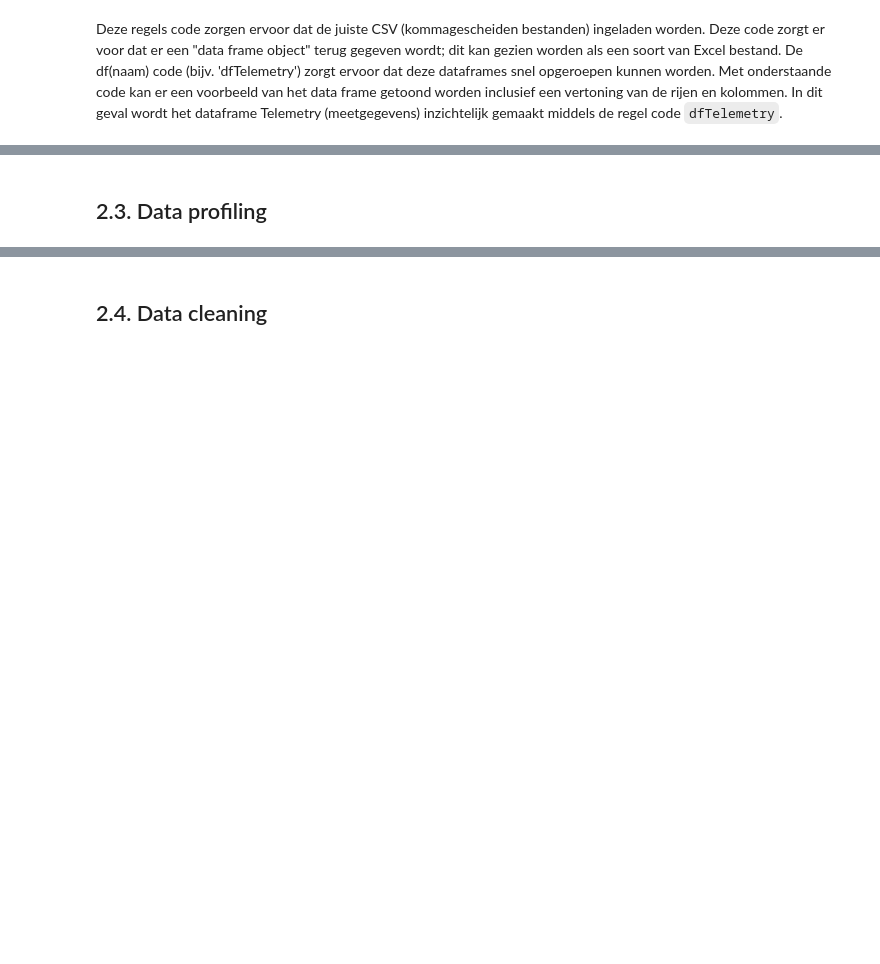
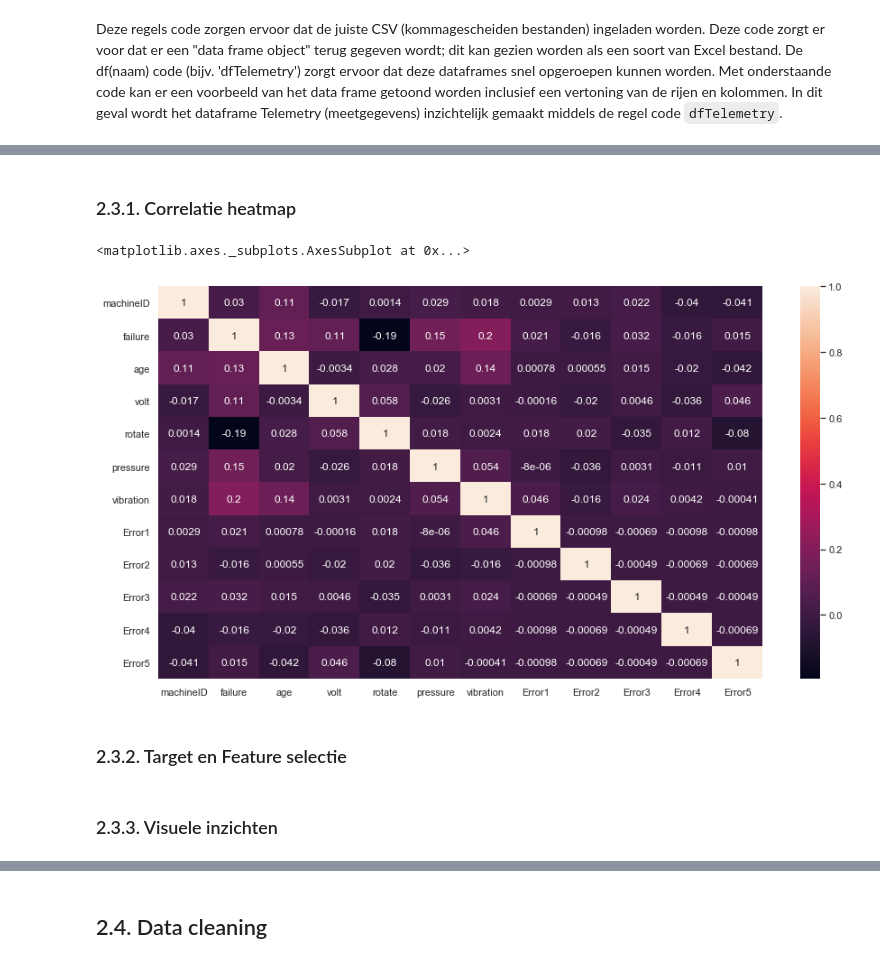
Before and after one commit to Intux404/Predictive_Maintenance, a Jupyter notebook: Predictive_Maintenance.ipynb, the cells around one changed output, grey strips where cells are left out. Drawn from its saved outputs; the diff is of its cells as text; code cells hidden in the pictures; blank space fills up the shorter version.

Commit message:
First steps taken for correlation Heatmap

```diff
--- a/Predictive_Maintenance.ipynb
+++ b/Predictive_Maintenance.ipynb
@@ -164,6 +194,9 @@ from matplotlib import pyplot
 #seaborn lib for visualising more fancy which is based on the matplot lib
 import seaborn as sb
 import math as math
+from sklearn.linear_model import LogisticRegression #Imports logistic regression method from sklearn lib.
+from sklearn.metrics import classification_report, confusion_matrix #Imports confusion matrix for validation
+from sklearn.model_selection import train_test_split #Importing train_test_split method from scikitlearn
 
 # Loading all data files
 dfTelemetry = pd.read_csv ('data\PdM_telemetry.csv')
@@ -178,6 +211,7 @@ dfMaint = pd.read_csv ('data\PdM_maint.csv')
 df1 = pd.merge(dfMaint, dfFailures, how='left', left_on=['datetime', 'machineID', 'comp'], right_on = ['datetime', 'machineID', 'failure'])
 df1['failure'] = df1['failure'].fillna(0) #indicates maint was not a failure
 df1.loc[((df1.failure == 'comp1') | (df1.failure == 'comp2') | (df1.failure == 'comp3') | (df1.failure == 'comp4')), 'failure'] = '1' #indicates maintenance was a failure
+df1['failure'] = df1['failure'].astype(int)
 
 # #Clean error table to create df2, df2 = cleansed dfErrors tbl.
 df2 = dfErrors
@@ -216,6 +250,11 @@ df3.Error5 = df3.Error5.astype(int)
 df4 = pd.merge(dfMachines, df3, how='right', left_on=['machineID'], right_on=['machineID'])
 df4
 
+##Create dfSmall by inner joining df1 on df4
+dfSmall = pd.merge(df1, df4)
+# dfSmall
+
 ## Create df5 by joining df1 on df4
 df5 = pd.merge(df1, df4, how='right', left_on=['machineID', 'datetime'], right_on=['machineID', 'datetime'])
-df5
+df = df5
+dfSmall
@@ -222,2 +278,12 @@ df5
 # %% [markdown]
-## 2.3. Data profiling
+### 2.3.1. Correlatie heatmap
+# %%
+plt.figure(figsize=[15,8])
+sb.heatmap(dfSmall.corr(),annot=True)
+# %% [output]
+<matplotlib.axes._subplots.AxesSubplot at 0x...>
+[figure, added]
+# %% [markdown]
+### 2.3.2. Target en Feature selectie
+# %% [markdown]
+### 2.3.3. Visuele inzichten <a class="anchor" id="VisInzicht"></a><br>
```
Also changed, not shown: parts of 16 cells of this notebook.
